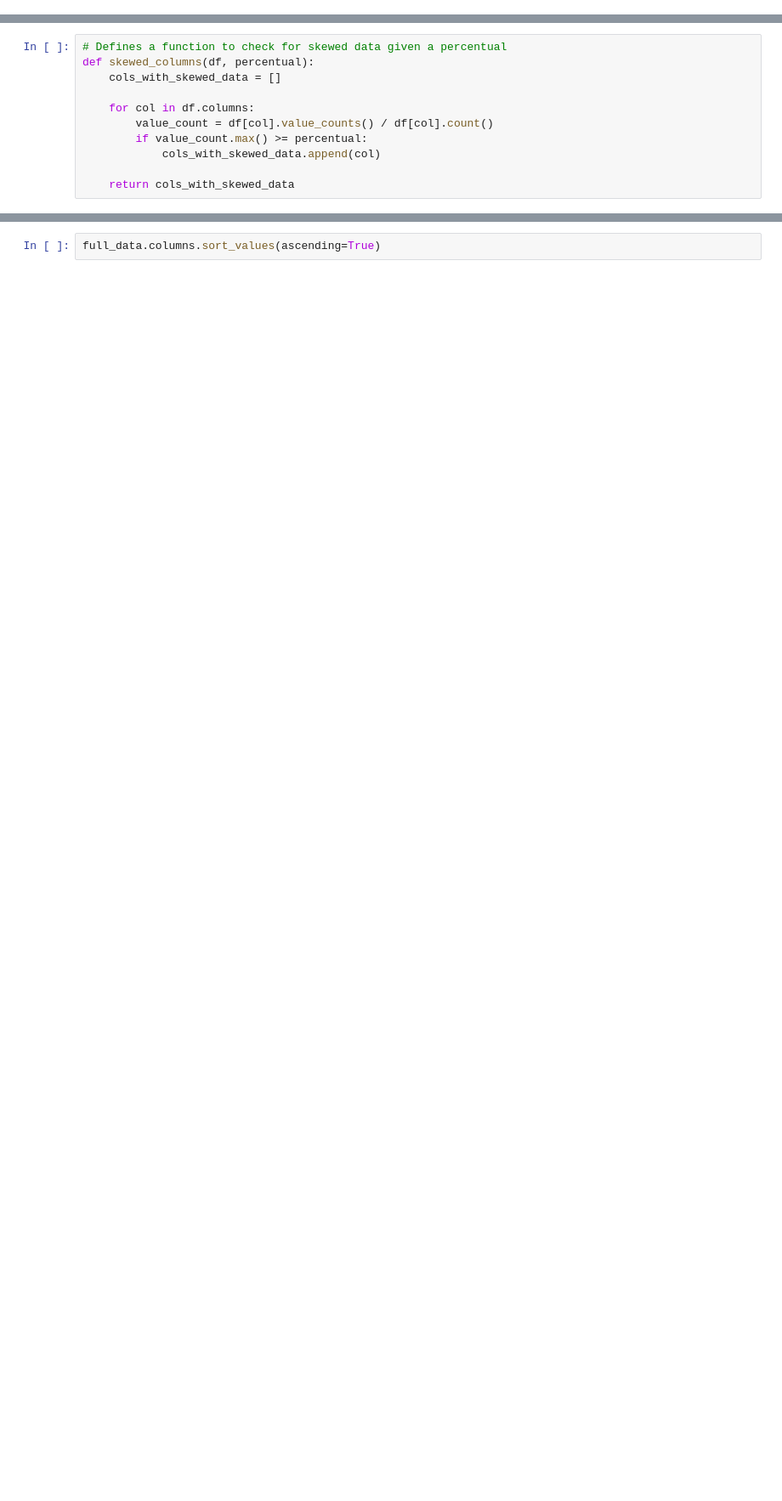
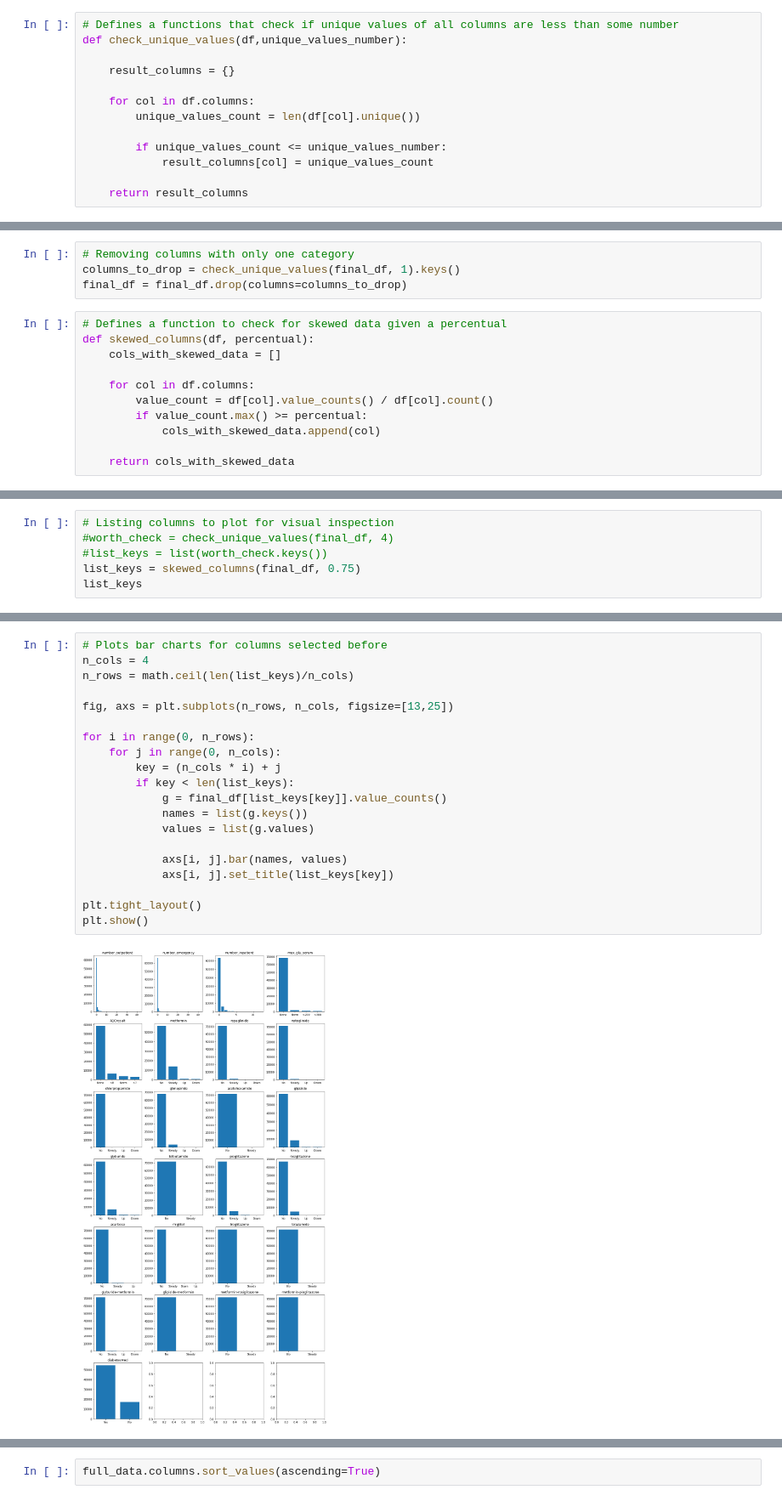
Before and after one commit to bbros7/diabetes-classification, a Jupyter notebook: Diabetes Classifier.ipynb, the cells around one changed output, grey strips where cells are left out. Shown at 85% size. Cells and saved outputs as stored; diff of their text form; blank space fills up the shorter version.

Commit message:
Included visual inspection

```diff
--- a/Diabetes Classifier.ipynb
+++ b/Diabetes Classifier.ipynb
@@ -182,0 +182,13 @@ indexed_data.age.value_counts().plot(kind='bar',grid=False, color='#607c8e')
+# %%
+# Defines a functions that check if unique values of all columns are less than some number
+def check_unique_values(df,unique_values_number):
+
+    result_columns = {}
+
+    for col in df.columns:
+        unique_values_count = len(df[col].unique())
+
+        if unique_values_count <= unique_values_number:
+            result_columns[col] = unique_values_count
+
+    return result_columns
@@ -183,3 +216,7 @@ indexed_data.age.value_counts().plot(kind='bar',grid=False, color='#607c8e')
+# %%
+# Removing columns with only one category
+columns_to_drop = check_unique_values(final_df, 1).keys()
+final_df = final_df.drop(columns=columns_to_drop)
 # %%
 # Defines a function to check for skewed data given a percentual
 def skewed_columns(df, percentual):
@@ -241,0 +231,6 @@ dict_values(['2.72%', '96.01%', '43.41%', '48.21%', '0.02%', '0.41%', '1.71%'])
+# %%
+# Listing columns to plot for visual inspection
+#worth_check = check_unique_values(final_df, 4)
+#list_keys = list(worth_check.keys())
+list_keys = skewed_columns(final_df, 0.75)
+list_keys
@@ -241,0 +255,22 @@ dict_values(['2.72%', '96.01%', '43.41%', '48.21%', '0.02%', '0.41%', '1.71%'])
+# %%
+# Plots bar charts for columns selected before
+n_cols = 4
+n_rows = math.ceil(len(list_keys)/n_cols)
+
+fig, axs = plt.subplots(n_rows, n_cols, figsize=[13,25])
+
+for i in range(0, n_rows):
+    for j in range(0, n_cols):
+        key = (n_cols * i) + j
+        if key < len(list_keys):
+            g = final_df[list_keys[key]].value_counts()
+            names = list(g.keys())
+            values = list(g.values)
+
+            axs[i, j].bar(names, values)
+            axs[i, j].set_title(list_keys[key])
+
+plt.tight_layout()
+plt.show()
+# %% [output]
+[figure, added]
```
Also changed, not shown: parts of 25 cells of this notebook.
